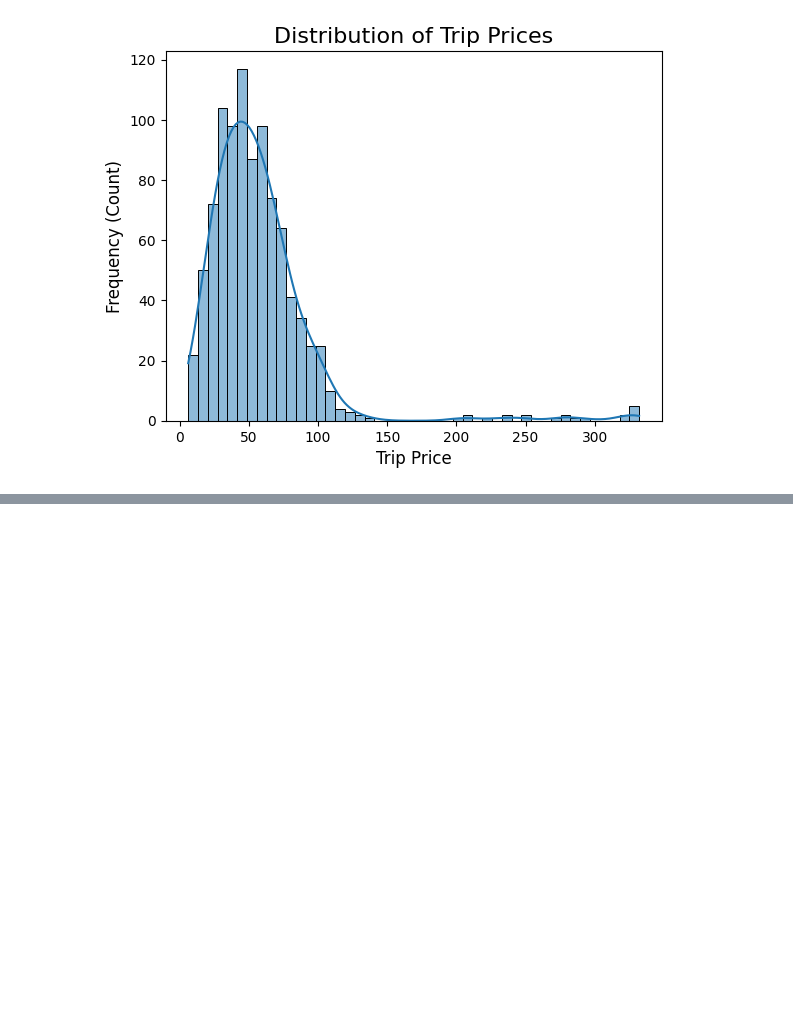
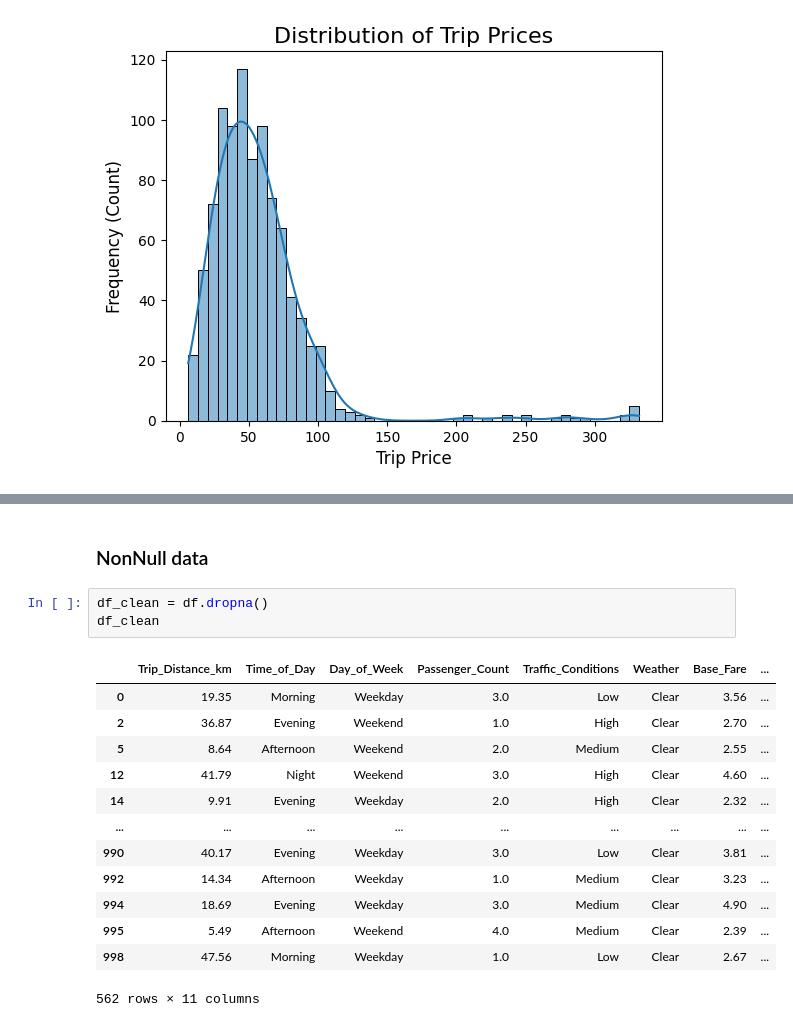
Before and after one commit to Nverest/taxi-prediction-fullstack-linus-johansson-opa24, a Jupyter notebook: explorations/01_eda.ipynb, the cells around one changed output, grey strips where cells are left out. Drawn from its saved outputs; the diff is of its cells as text; blank space fills up the shorter version.

```diff
--- a/explorations/01_eda.ipynb
+++ b/explorations/01_eda.ipynb
@@ -129,0 +151,19 @@ np.float64(119.84)
+# %% [markdown]
+### NonNull data
+# %%
+df_clean = df.dropna()
+df_clean
+# %% [output]
+|  | Trip_Distance_km | Time_of_Day | Day_of_Week | Passenger_Count | Traffic_Conditions | Weather | Base_Fare | ... |
+| 0 | 19.35 | Morning | Weekday | 3.0 | Low | Clear | 3.56 | ... |
+| 2 | 36.87 | Evening | Weekend | 1.0 | High | Clear | 2.70 | ... |
+| 5 | 8.64 | Afternoon | Weekend | 2.0 | Medium | Clear | 2.55 | ... |
+| 12 | 41.79 | Night | Weekend | 3.0 | High | Clear | 4.60 | ... |
+| 14 | 9.91 | Evening | Weekday | 2.0 | High | Clear | 2.32 | ... |
+| ... | ... | ... | ... | ... | ... | ... | ... | ... |
+| 990 | 40.17 | Evening | Weekday | 3.0 | Low | Clear | 3.81 | ... |
+| 992 | 14.34 | Afternoon | Weekday | 1.0 | Medium | Clear | 3.23 | ... |
+| 994 | 18.69 | Evening | Weekday | 3.0 | Medium | Clear | 4.90 | ... |
+| 995 | 5.49 | Afternoon | Weekend | 4.0 | Medium | Clear | 2.39 | ... |
+| 998 | 47.56 | Morning | Weekday | 1.0 | Low | Clear | 2.67 | ... |
+562 rows × 11 columns
```
Also changed, not shown: parts of 7 cells of this notebook.
